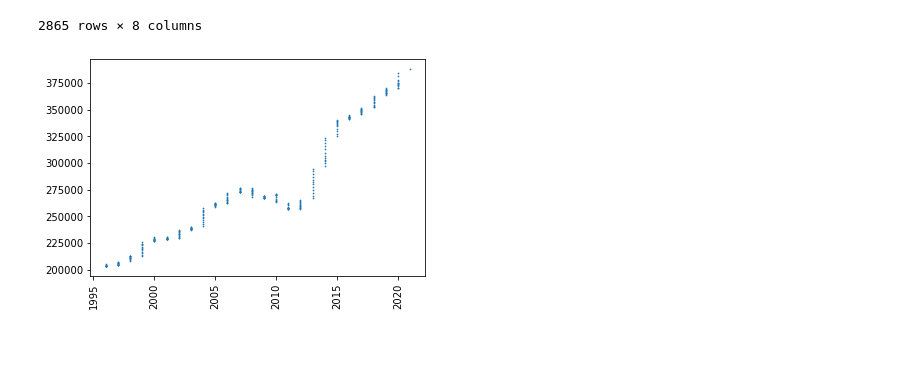
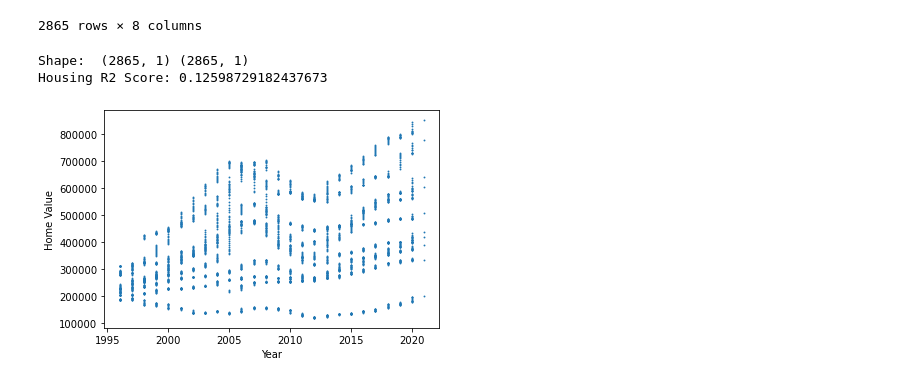
Before and after one commit to marinahobday/housingProject3, a Jupyter notebook: final-project- model.ipynb, the cells around one changed output. Cells and saved outputs as stored; diff of their text form; code cells hidden in the pictures; blank space fills up the shorter version.

```diff
--- a/final-project- model.ipynb
+++ b/final-project- model.ipynb
@@ -25,3 +28,20 @@ Housing_data
 | 2863 | ZATT | 394692 | 2/29/1996 | 1996 | 203184 | 60403609bff9453704dd3fdf | Houston, TX | Big |
 | 2864 | ZATT | 394692 | 1/31/1996 | 1996 | 203086 | 60403609bff9453704dd3fe0 | Houston, TX | Big |
 2865 rows × 8 columns
+# %%
+###  ALL ten cities=  Statistics
+
+X = Housing_data['Year'].values.reshape(-1,1)
+y= Housing_data['Home_value'].values.reshape(-1,1)
+print("Shape: ", X.shape, y.shape)
+plt.scatter(X,y, s=0.75)
+plt.xlabel("Year")
+plt.ylabel("Home Value")
+Housingmodel=LinearRegression()
+Housingmodel.fit(X,y)
+Housingscore=Housingmodel.score(X,y)
+print(f"Housing R2 Score: {Housingscore}")
+# %% [output]
+Shape:  (2865, 1) (2865, 1)
+Housing R2 Score: 0.12598729182437673
+[figure, added]
@@ -45,10 +70,3 @@ Cookeville = Housing_data.loc[Housing_data['City_Name']=='Cookeville, TN']
 Charlotte = Housing_data.loc[Housing_data['City_Name']=='Charlotte, NC']
 
 Chicago = Housing_data.loc[Housing_data['City_Name']=='Chicago, IL']
-# %%
-Houston_plt= plt.scatter(Houston['Year'],Houston['Home_value'], s= 0.5)
-
-plt.xticks(rotation=45)
-plt.show()
-# %% [output]
-[figure, removed]
```
Also changed, not shown: parts of 12 cells of this notebook.
